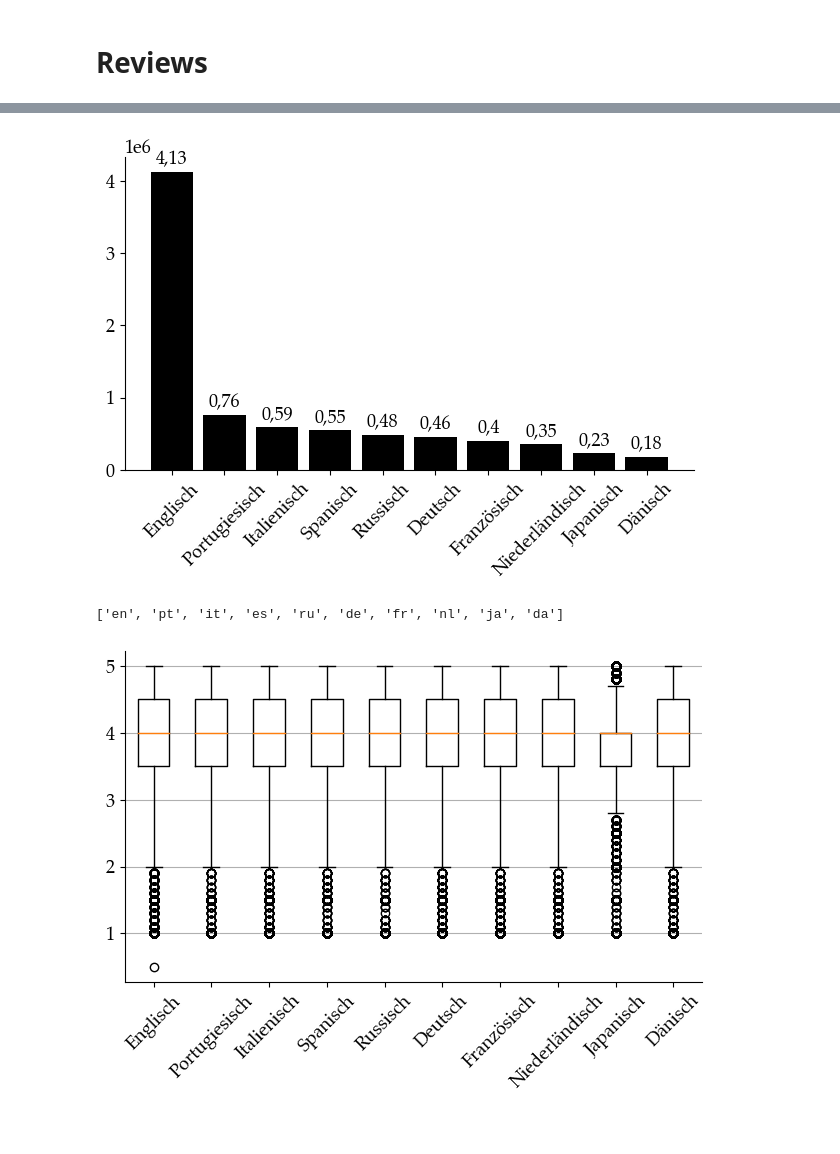
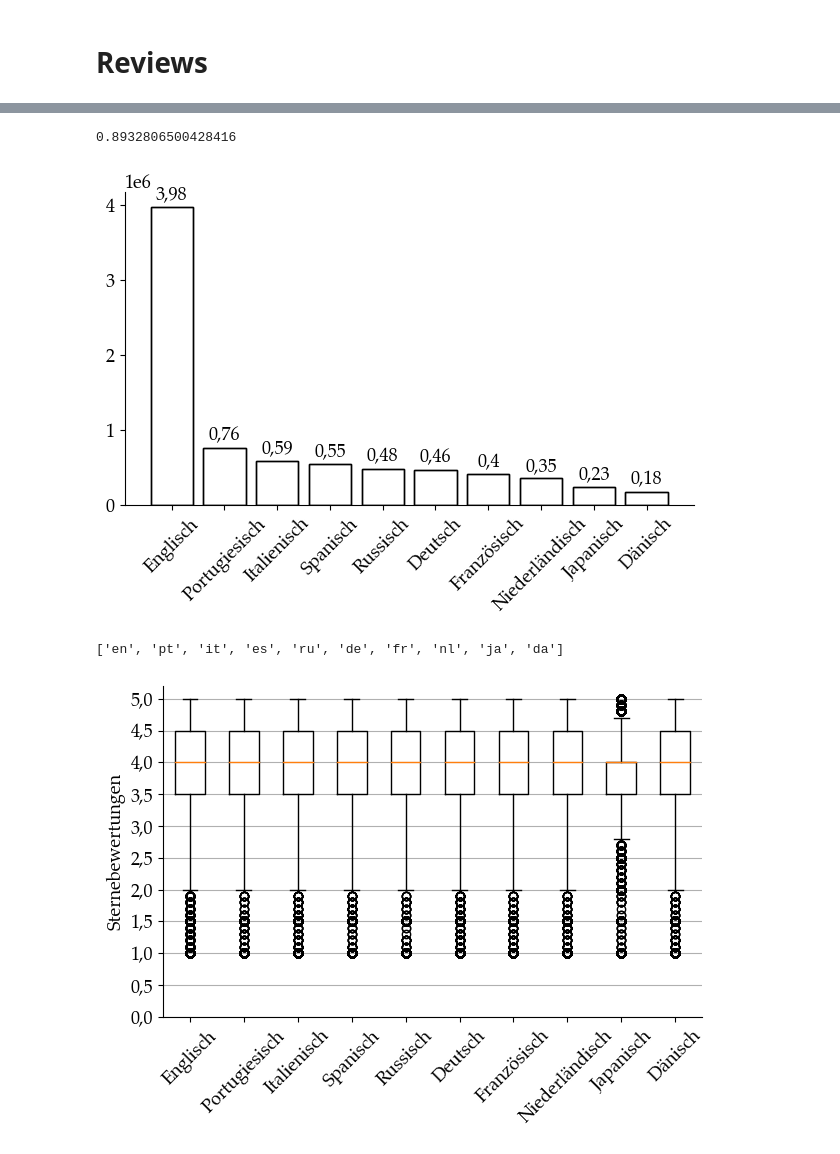
Before and after one commit to M4rl0wBuongustaio/master_thesis_ai_sommelier, a Jupyter notebook: analysis/visualization.ipynb, the cells around one changed output, grey strips where cells are left out. Drawn from its saved outputs; the diff is of its cells as text; code cells hidden in the pictures.

```diff
--- a/analysis/visualization.ipynb
+++ b/analysis/visualization.ipynb
@@ -107,2 +109,3 @@ df_rev.head()
 # %%
-df_rev = df_rev.iloc[1:]
+df_rev['created_at'] = pd.to_datetime(df_rev.created_at)
+df_rev = df_rev[1:]
@@ -109,3 +194,7 @@ df_rev = df_rev.iloc[1:]
+# %%
+len(df_rev[df_rev.comments_count == 0]) / len(df_rev)
+# %% [output]
+0.8932806500428416
 # %%
 ax = df_rev.groupby([pd.to_datetime(df_rev.created_at).dt.date.drop(0)]).count()['index'].cumsum().plot()
 # %%
@@ -141,21 +230,24 @@ fig, ax = plt.subplots()
 ax.bar(
     x=data_var.index,
     height=data_var.values,
-    color='black'
+    edgecolor='black', color='none'
 )
 plt.xticks(rotation=45)
 bars = ax.bar(data_var.index,
-              data_var.values ,
-              color='black')
+              data_var.values,
+              edgecolor='black', color='none')
 ax.spines['right'].set_visible(False)
 ax.spines['top'].set_visible(False)
+ax.set_ylabel('')
 container = ax.containers[0]
-ax.bar_label(container, labels=[str.replace(str(np.round(x / 1000000, decimals=2)), '.', ',')for x in container.datavalues], padding=2)
+ax.bar_label(container,
+             labels=[str.replace(str(np.round(x / 1000000, decimals=2)), '.', ',') for x in container.datavalues],
+             padding=2)
 # ax.bar_label(bars, padding=3)
 fig.tight_layout()
 fig.savefig(fig_path + 'language_distribution.pdf')
 # %% [output]
-[figure, old version]
+[figure, new version]
 # %%
 top_10_order = list(df_rev.len_code.value_counts().head(n=10).index)
 top_10_order
@@ -164,22 +256,24 @@ top_10_order
 # %%
 fig, ax = plt.subplots()
 df = df_rev[df_rev.len_code.isin(top_10_order)][['len_code', 'rating']]
 for position, column in enumerate(top_10_order):
     plot_var = ax.boxplot(df[df.len_code == column].rating, positions=[position], widths=0.55)
 
 ax.set_xticks(range(position + 1))
 ax.set_xticklabels(top_10_order)
 # ax.set_xlim(xmin=-0.5)
 ax.set_xticklabels(['Englisch', 'Portugiesisch', 'Italienisch', 'Spanisch', 'Russisch',
                     'Deutsch', 'Französisch', 'Niederländisch', 'Japanisch', 'Dänisch'])
 plt.xticks(rotation=45)
 ax.spines['right'].set_visible(False)
 ax.spines['top'].set_visible(False)
 ax.grid(axis='y')
+ax.set_ylabel('Sternebewertungen')
+ax.set_yticks([0, 0.5, 1, 1.5, 2, 2.5, 3, 3.5, 4, 4.5, 5])
 plt.tight_layout()
 plt.show()
 fig.savefig(fig_path + 'top_10_review_count_ratings.png', dpi=300)
 # %% [output]
-[figure, old version]
+[figure, new version]
 # %%
 con_rev_sent = sqlite3.connect('../database/review_en_sentiment.db')
```
Also changed, not shown: parts of 19 cells of this notebook, 8 other files.
